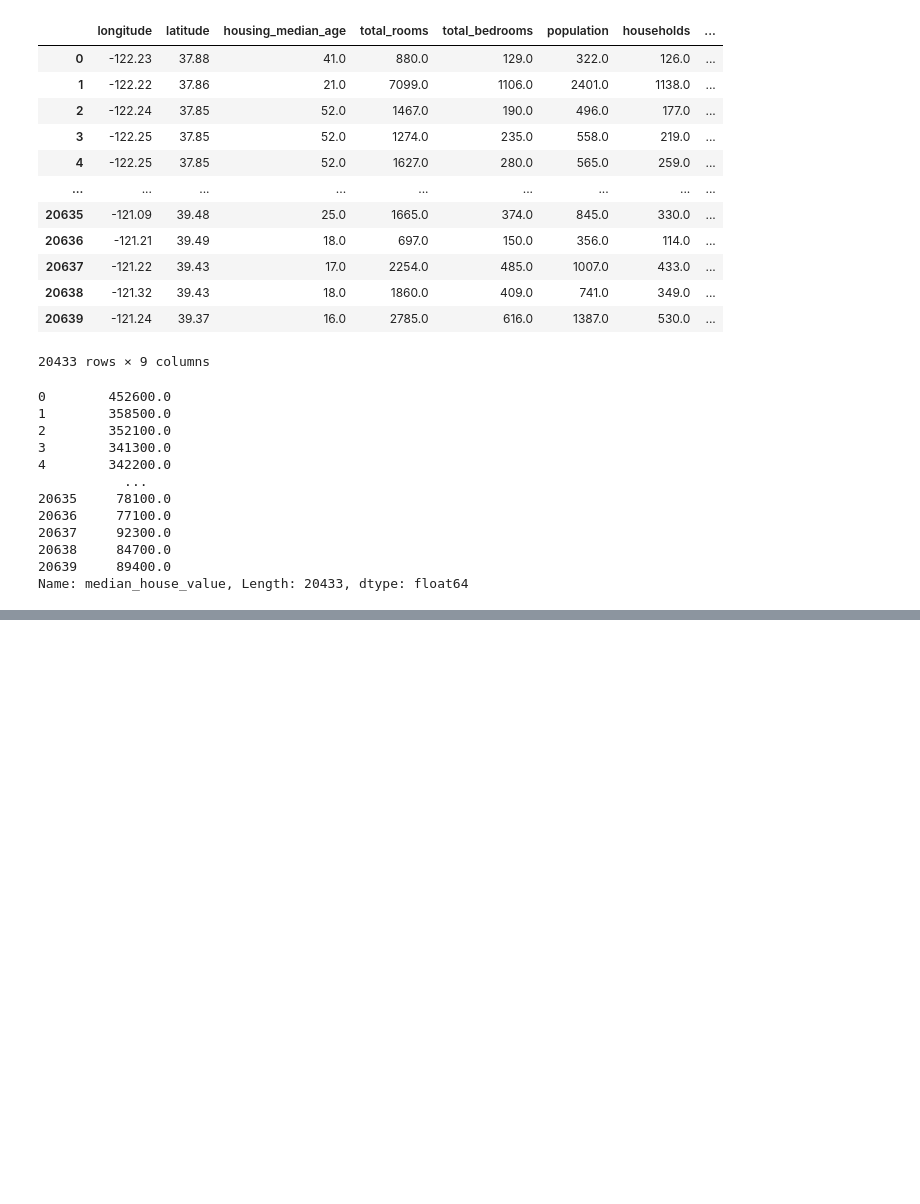
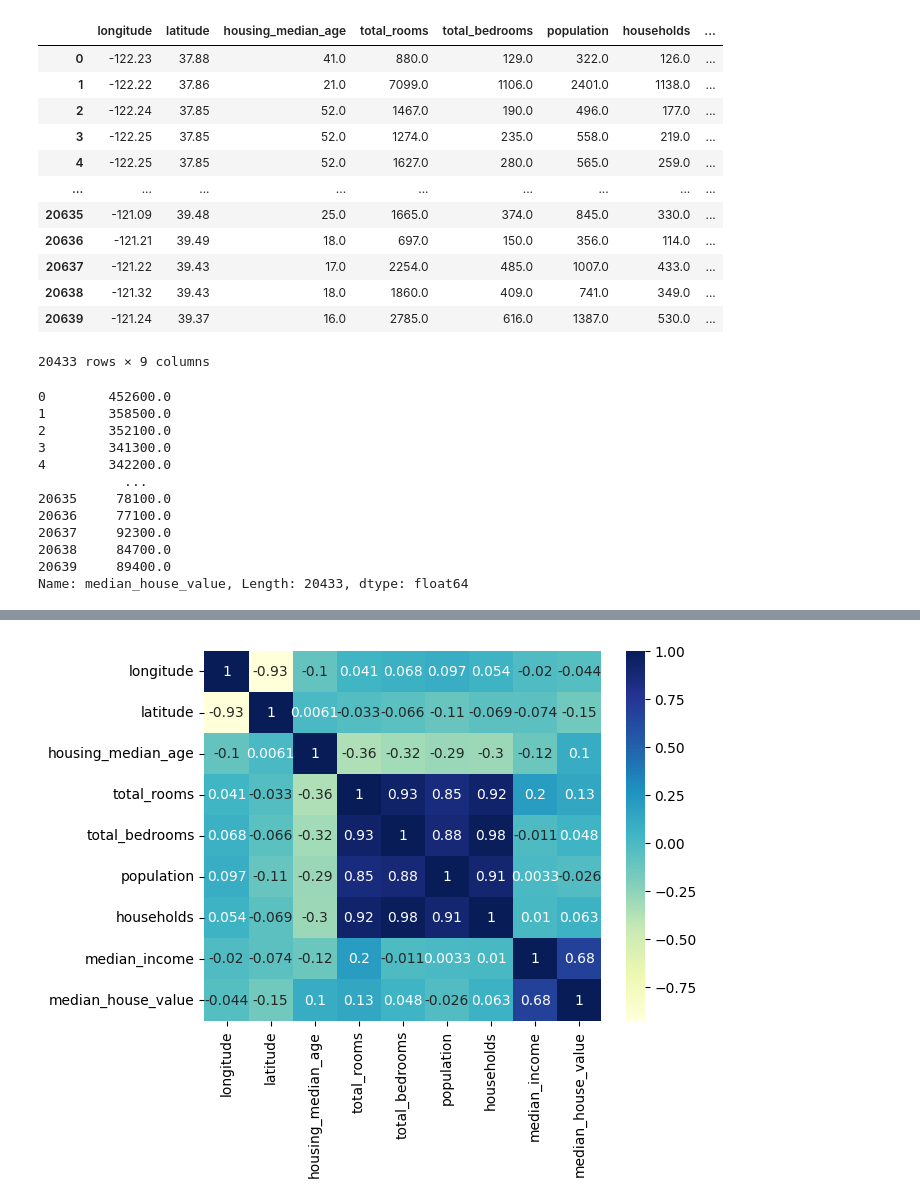
Before and after one commit to Yadelew-zemene/1-HOUSE-PRICE-PREDICTOR-MINI-PROJECT-, a Jupyter notebook: MainFile.ipynb, the cells around one changed output, grey strips where cells are left out. Saved outputs shown, nothing was run; the diff lists cells and outputs as text; code cells hidden in the pictures; blank space fills up the shorter version.

```diff
--- a/MainFile.ipynb
+++ b/MainFile.ipynb
@@ -118,0 +143,5 @@ train_data.corr()
+# %%
+sns.heatmap(train_data.select_dtypes(include=['number']).corr(), annot=True, cmap="YlGnBu")
+plt.show()
+# %% [output]
+[figure, added]
```
Also changed, not shown: parts of 10 cells of this notebook.
